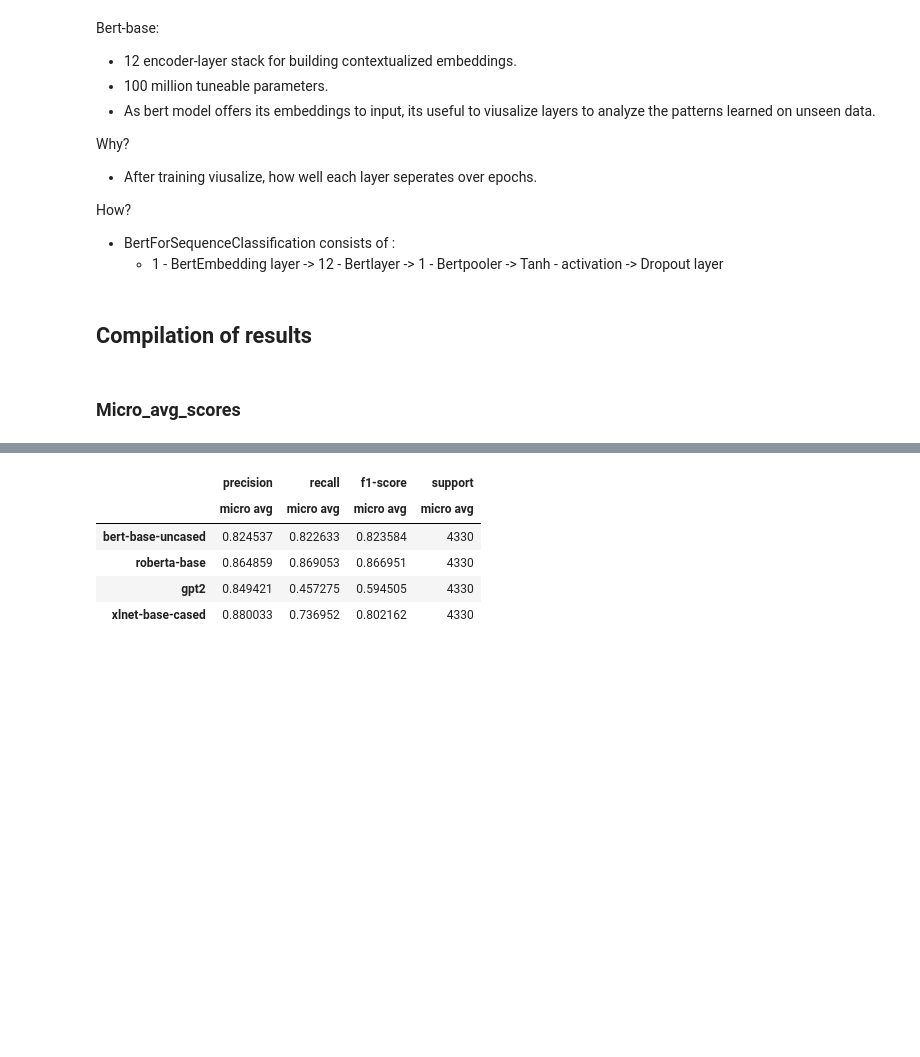
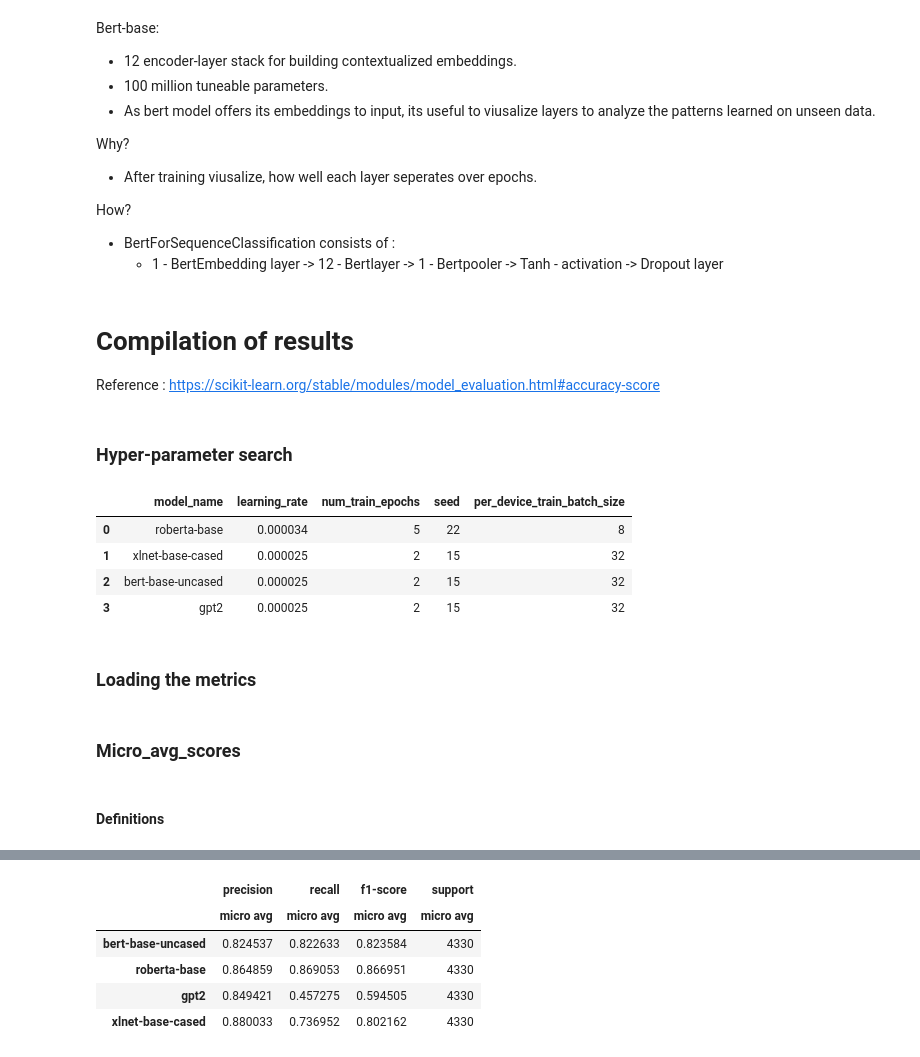
Before and after one commit to mvdheram/Stereotypical-Social-bias-detection-, a Jupyter notebook: Language_model_and_visualization_notes.ipynb, the cells around one changed output, grey strips where cells are left out. Drawn from its saved outputs; the diff is of its cells as text; code cells hidden in the pictures; blank space fills up the shorter version.

```diff
--- a/Language_model_and_visualization_notes.ipynb
+++ b/Language_model_and_visualization_notes.ipynb
@@ -141,8 +145,24 @@ Why?
 How?
   * BertForSequenceClassification consists of :
     * 1 - BertEmbedding layer -> 12 - Bertlayer -> 1 - Bertpooler -> Tanh - activation -> Dropout layer
-# %% [markdown]
-## Compilation of results
+# %% [markdown]
+# Compilation of results
+
+Reference : https://scikit-learn.org/stable/modules/model_evaluation.html#accuracy-score
+# %% [markdown]
+### Hyper-parameter search
+# %%
+h_params_compiled = pd.read_csv('/content/h_params_compiled.csv', index_col= 0)
+# %%
+h_params_compiled
+# %% [output]
+|  | model_name | learning_rate | num_train_epochs | seed | per_device_train_batch_size |
+| 0 | roberta-base | 0.000034 | 5 | 22 | 8 |
+| 1 | xlnet-base-cased | 0.000025 | 2 | 15 | 32 |
+| 2 | bert-base-uncased | 0.000025 | 2 | 15 | 32 |
+| 3 | gpt2 | 0.000025 | 2 | 15 | 32 |
+# %% [markdown]
+### Loading the metrics
 # %%
 bert = open('/content/eval_results_BERT_0.5_.json','r')
 roberta = open('/content/eval_results_RoBERTa_0.5_.json','r')
@@ -158,3 +178,5 @@ gpt2_metrics = json.load(gpt2)
 xlnet_metrics = json.load(xlnet)
 # %% [markdown]
 ### Micro_avg_scores
+# %% [markdown]
+#### Definitions
```
Also changed, not shown: parts of 29 cells of this notebook.
